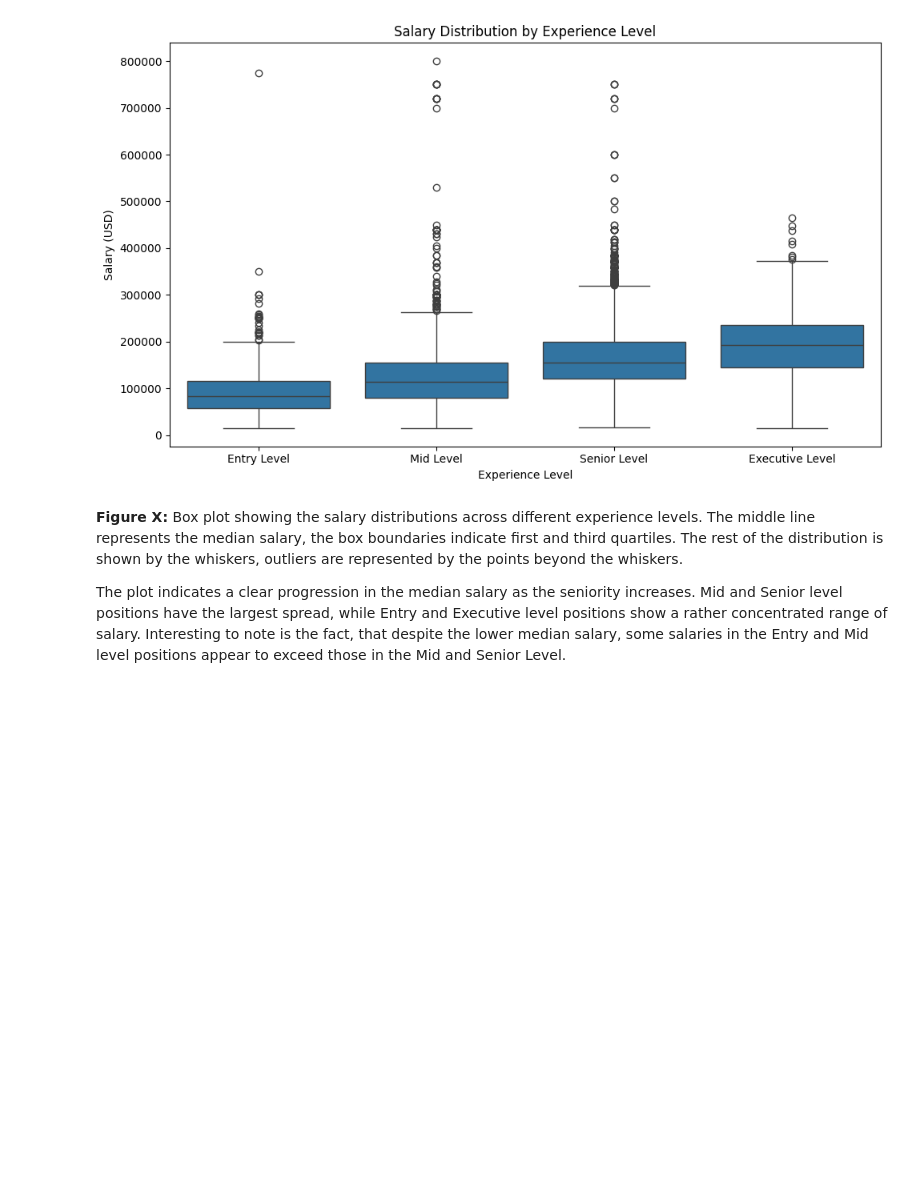
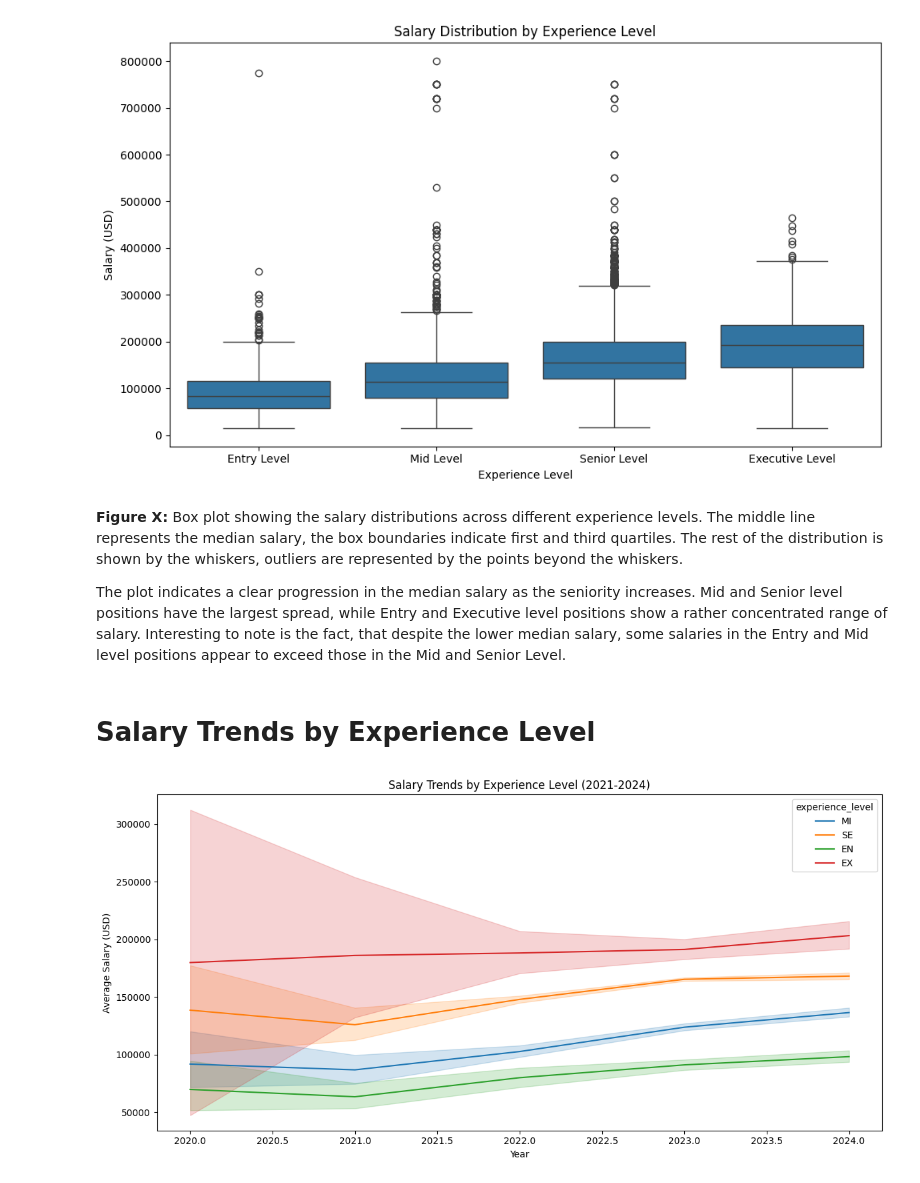
Before and after one commit to jschwxrz/datascience-salary, a Jupyter notebook: DataScienceSalary.ipynb, the cells around one changed output. Drawn from its saved outputs; the diff is of its cells as text; code cells hidden in the pictures; blank space fills up the shorter version.

```diff
--- a/DataScienceSalary.ipynb
+++ b/DataScienceSalary.ipynb
@@ -93,3 +96,14 @@ plt.tight_layout()
 **Figure X:** Box plot showing the salary distributions across different experience levels. The middle line represents the median salary, the box boundaries indicate first and third quartiles. The rest of the distribution is shown by the whiskers, outliers are represented by the points beyond the whiskers.
 
 The plot indicates a clear progression in the median salary as the seniority increases. Mid and Senior level positions have the largest spread, while Entry and Executive level positions show a rather concentrated range of salary. Interesting to note is the fact, that despite the lower median salary, some salaries in the Entry and Mid level positions appear to exceed those in the Mid and Senior Level.
+# %% [markdown]
+# Salary Trends by Experience Level
+# %%
+plt.figure(figsize=(12, 6))
+sns.lineplot(data=df, x='work_year', y='salary_in_usd', hue="experience_level")
+plt.title('Salary Trends by Experience Level (2021-2024)')
+plt.xlabel('Year')
+plt.ylabel('Average Salary (USD)')
+plt.tight_layout()
+# %% [output]
+[figure, added]
```
Also changed, not shown: parts of 8 cells of this notebook.
